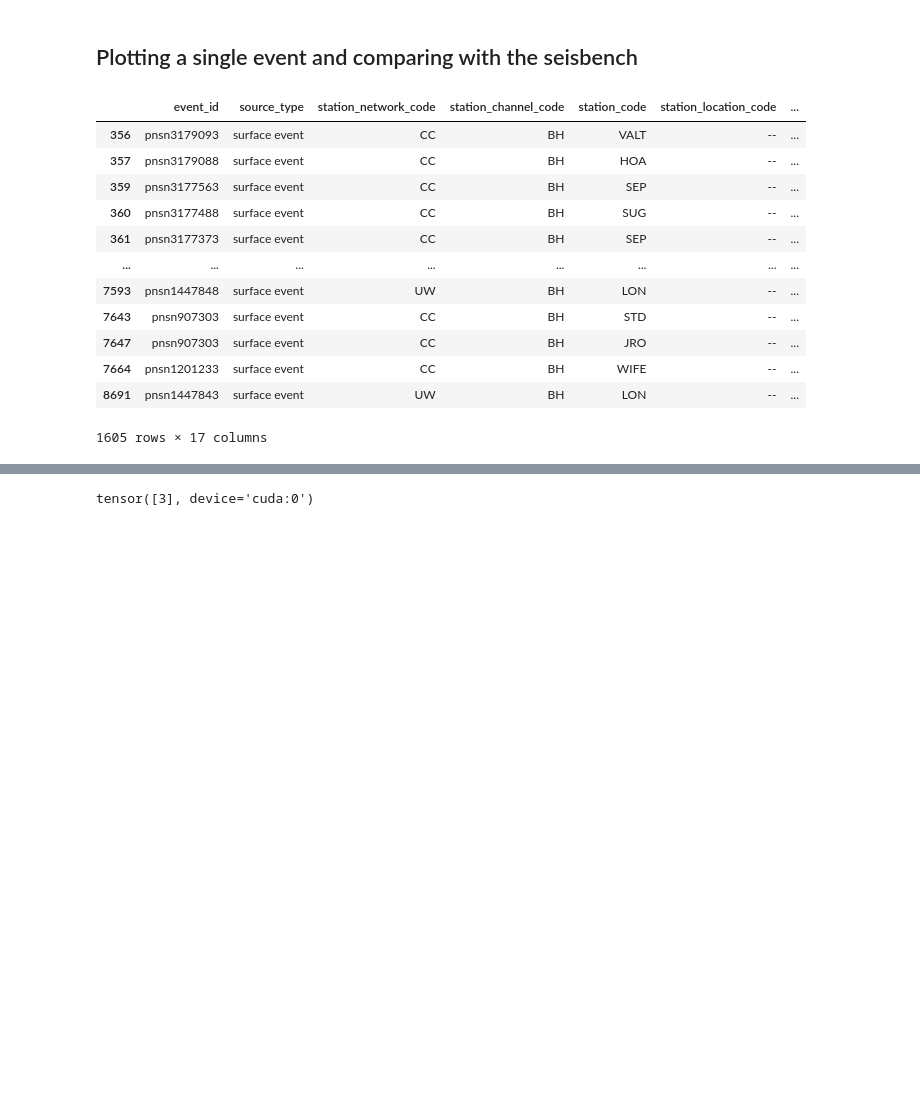
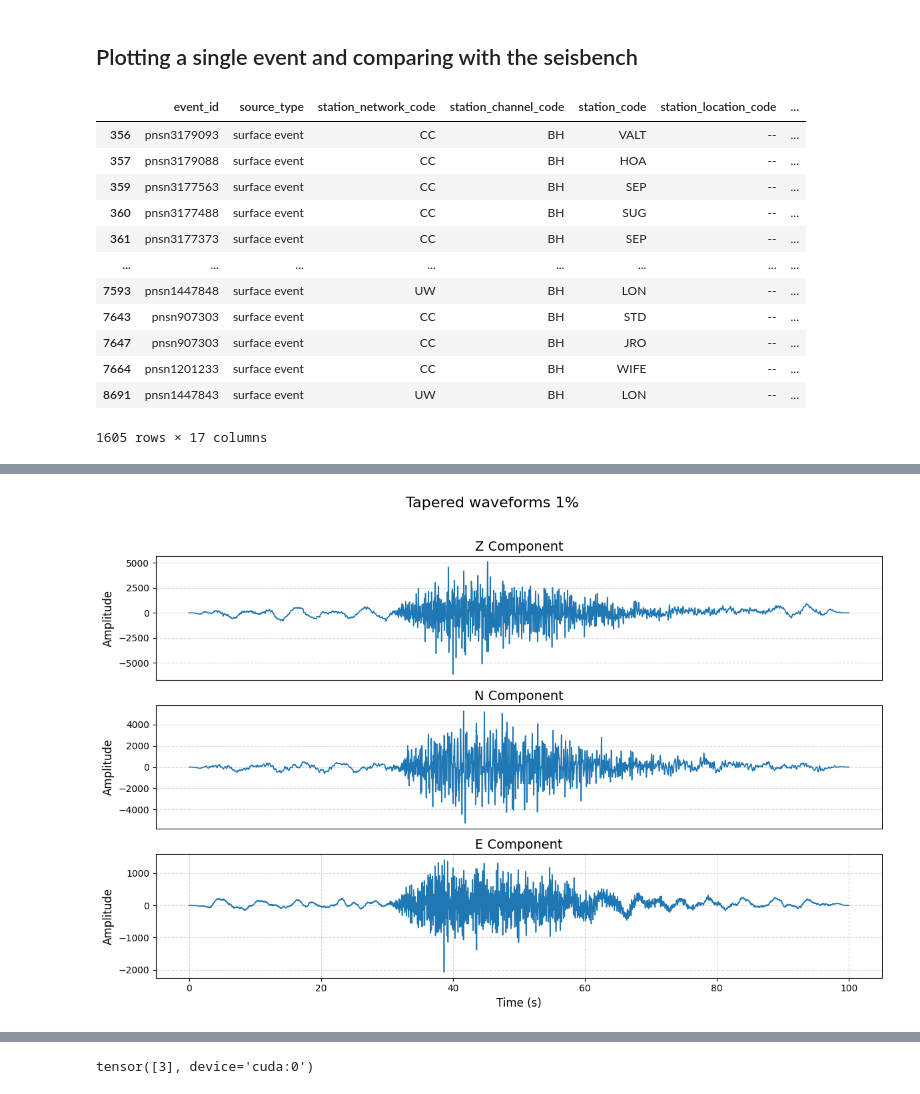
Before and after one commit to Akashkharita/PNW_Seismic_Event_Classification, a Jupyter notebook: deep_learning/comparing_with_seisbench.ipynb, the cells around one changed output, grey strips where cells are left out. Saved outputs shown, nothing was run; the diff lists cells and outputs as text; code cells hidden in the pictures; blank space fills up the shorter version.

```diff
--- a/deep_learning/comparing_with_seisbench.ipynb
+++ b/deep_learning/comparing_with_seisbench.ipynb
@@ -279,35 +294,118 @@ CC.SUG..BHZ | 2021-08-19T12:44:25.000000Z - 2021-08-19T12:46:05.010000Z | 100.0
 taper_alpha = 0.1
 
 # filter parameters
-nyquist = 0.5 * 100  # Nyquist frequency (original sampling rate is 100 Hz)
+nyquist = 0.5 * 50  # Nyquist frequency (original sampling rate is 100 Hz)
 lowcut = 1
 highcut = 20
 low = lowcut / nyquist
 high = highcut / nyquist
 b, a = signal.butter(4, [low, high], btype='band')  # Bandpass filter coefficients
 
 
 # resampled frequency
 fs = 50
 
 # event data
 event_data = np.array(s)
 
 # tapering before filtering
 taper = signal.windows.tukey(event_data.shape[-1], alpha=taper_alpha)
 tapered_data = np.array([np.multiply(taper, row) for row in event_data])
 
+
+
+# Plotting tapered waveforms
+waveform = tapered_data
+components = ['Z', 'N', 'E']
+fs = 50  # sampling rate in Hz
+time = np.arange(waveform.shape[1]) / fs  # convert sample index to seconds
+
+plt.figure(figsize=(12, 8))
+
+for i in range(3):
+    plt.subplot(3, 1, i + 1)
+    plt.plot(time, waveform[i], linewidth=1.2)
+    plt.title(f"{components[i]} Component", fontsize=14)
+    plt.ylabel("Amplitude", fontsize=12)
+    plt.grid(True, linestyle='--', alpha=0.5)
+    if i == 2:
+        plt.xlabel("Time (s)", fontsize=12)
+    else:
+        plt.xticks([])  # hide x-ticks for top plots to reduce clutter
+
+plt.suptitle(f"Tapered waveforms 1%", fontsize=16)
+plt.tight_layout(rect=[0, 0, 1, 0.96])  # adjust layout to fit suptitle
+plt.show()
+
+
+
+
+
 #Apply bandpass filtering
 filtered_data = np.array([signal.filtfilt(b, a, row) for row in tapered_data])
 
+
+
+
+# Plot filtered waveforms
+
+waveform = filtered_data
+components = ['Z', 'N', 'E']
+fs = 50  # sampling rate in Hz
+time = np.arange(waveform.shape[1]) / fs  # convert sample index to seconds
+
+plt.figure(figsize=(12, 8))
+
+for i in range(3):
+    plt.subplot(3, 1, i + 1)
+    plt.plot(time, waveform[i], linewidth=1.2)
+    plt.title(f"{components[i]} Component", fontsize=14)
+    plt.ylabel("Amplitude", fontsize=12)
+    plt.grid(True, linestyle='--', alpha=0.5)
+    if i == 2:
+        plt.xlabel("Time (s)", fontsize=12)
+    else:
+        plt.xticks([])  # hide x-ticks for top plots to reduce clutter
+
+plt.suptitle(f"Filtered waveforms 1-20 Hz", fontsize=16)
+plt.tight_layout(rect=[0, 0, 1, 0.96])  # adjust layout to fit suptitle
+plt.show()
+
+
 # Resample the data to the target sampling rate
-num_samples = int(filtered_data.shape[1] * fs / 100)  # Resample to target `fs`
+num_samples = int(filtered_data.shape[1] * fs / 50)  # Resample to target `fs`
 resampled_data = np.array([signal.resample(row, num_samples) for row in filtered_data])
-
 
 
 resampled_data = resampled_data[:,0:5000]
 resampled_data = resampled_data.reshape(1,3, 5000)
 
 mmax = np.std(np.abs(resampled_data[0]))
 norm = resampled_data/mmax
+
+
+
+# plotting the normalized waveform
+waveform = norm[0]
+components = ['Z', 'N', 'E']
+fs = 50  # sampling rate in Hz
+time = np.arange(waveform.shape[1]) / fs  # convert sample index to seconds
+
+plt.figure(figsize=(12, 8))
+
+for i in range(3):
+    plt.subplot(3, 1, i + 1)
+    plt.plot(time, waveform[i], linewidth=1.2)
+    plt.title(f"{components[i]} Component", fontsize=14)
+    plt.ylabel("Amplitude", fontsize=12)
+    plt.grid(True, linestyle='--', alpha=0.5)
+    if i == 2:
+        plt.xlabel("Time (s)", fontsize=12)
+    else:
+        plt.xticks([])  # hide x-ticks for top plots to reduce clutter
+
+plt.suptitle(f"Normalized waveforms", fontsize=16)
+plt.tight_layout(rect=[0, 0, 1, 0.96])  # adjust layout to fit suptitle
+plt.show()
+# %% [output]
+[figure, added]
```
Also changed, not shown: parts of 25 cells of this notebook.
